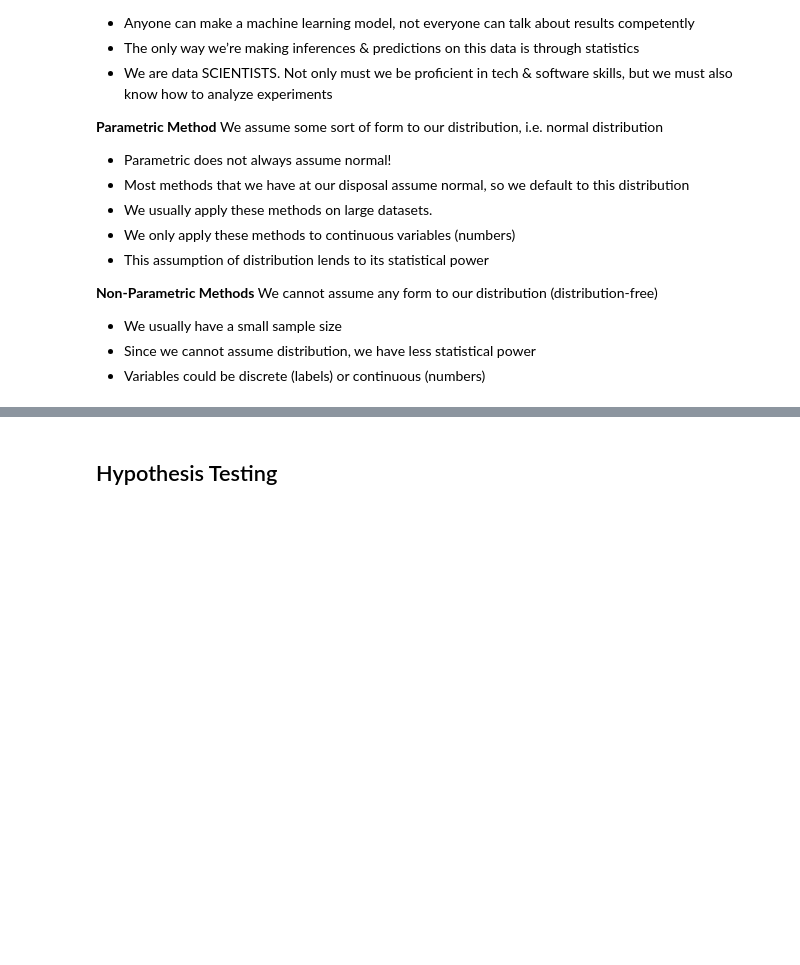
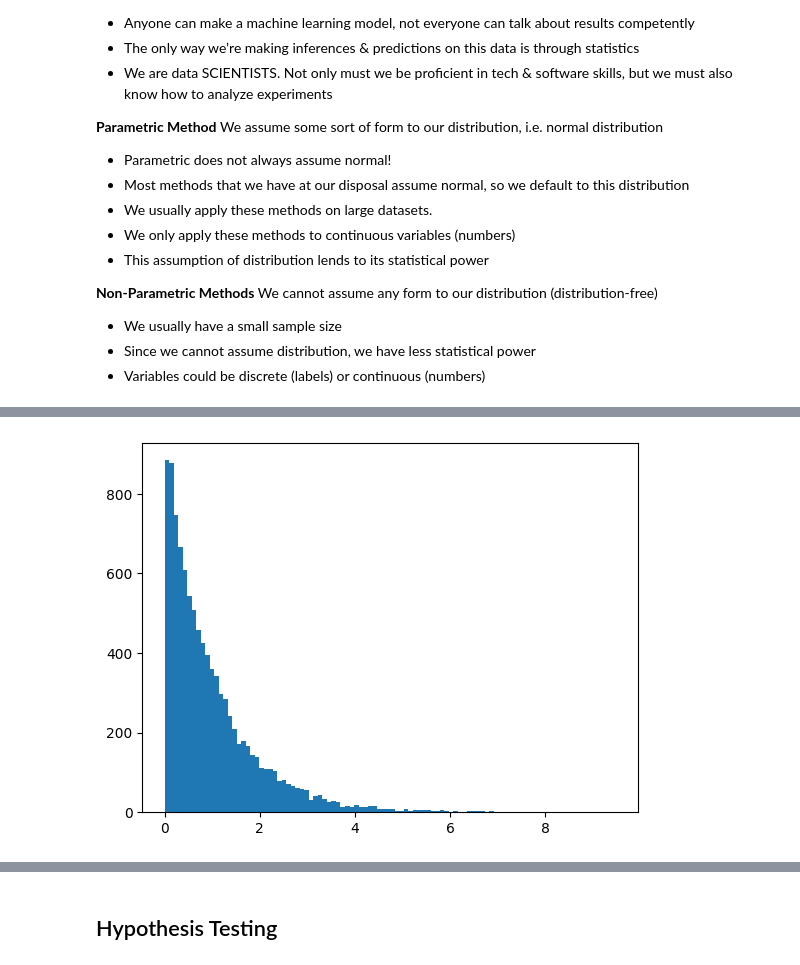
Before and after one commit to The-Knowledge-House/DS_22, a Jupyter notebook: phase_3/week_1/3_21/basic_stats_review_notes.ipynb, the cells around one changed output, grey strips where cells are left out. Drawn from its saved outputs; the diff is of its cells as text; code cells hidden in the pictures; blank space fills up the shorter version.

```diff
--- a/phase_3/week_1/3_21/basic_stats_review_notes.ipynb
+++ b/phase_3/week_1/3_21/basic_stats_review_notes.ipynb
@@ -114,0 +237,8 @@ plt.savefig("LAWLARGE_dice.jpg")
+# %%
+# before ...
+
+sample = scipy.stats.expon.rvs(size=num_samples)
+plt.hist(sample, bins=100)
+plt.show()
+# %% [output]
+[figure, added]
```
Also changed, not shown: parts of 37 cells of this notebook, 4 other files.
